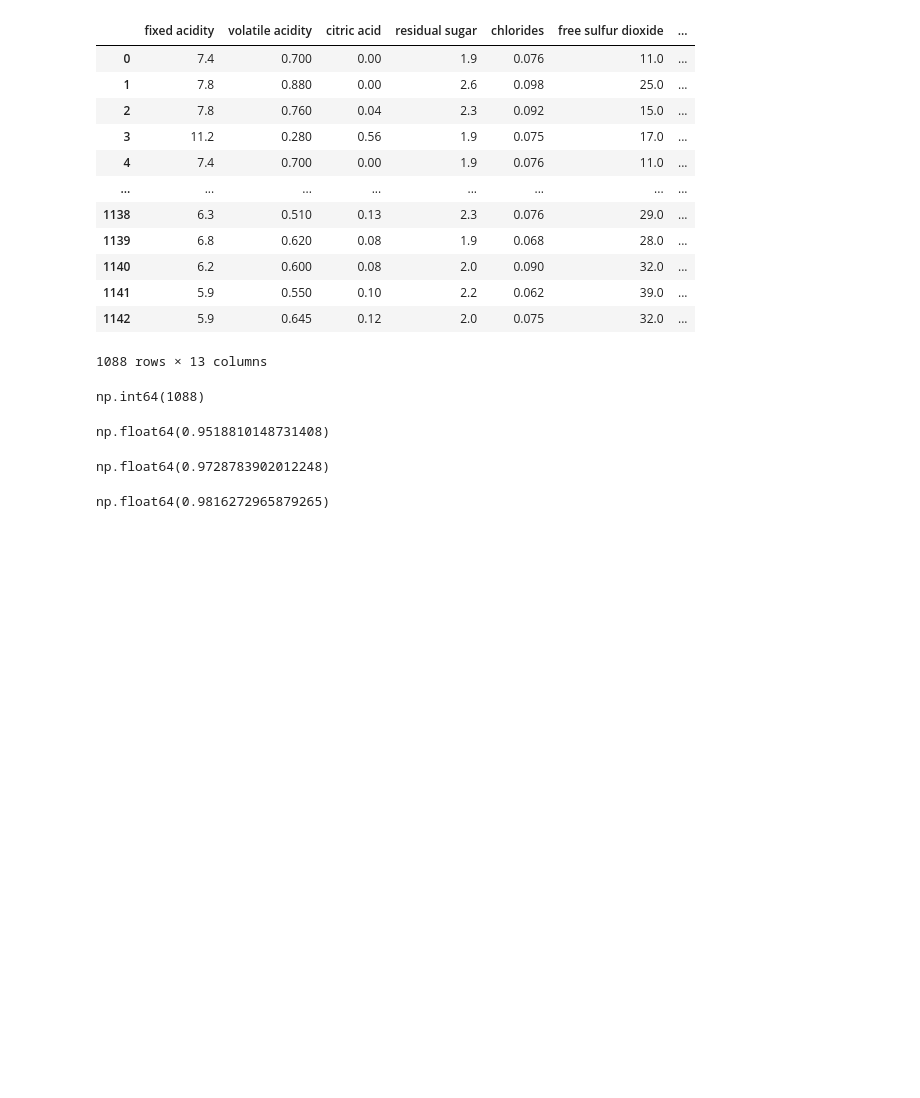
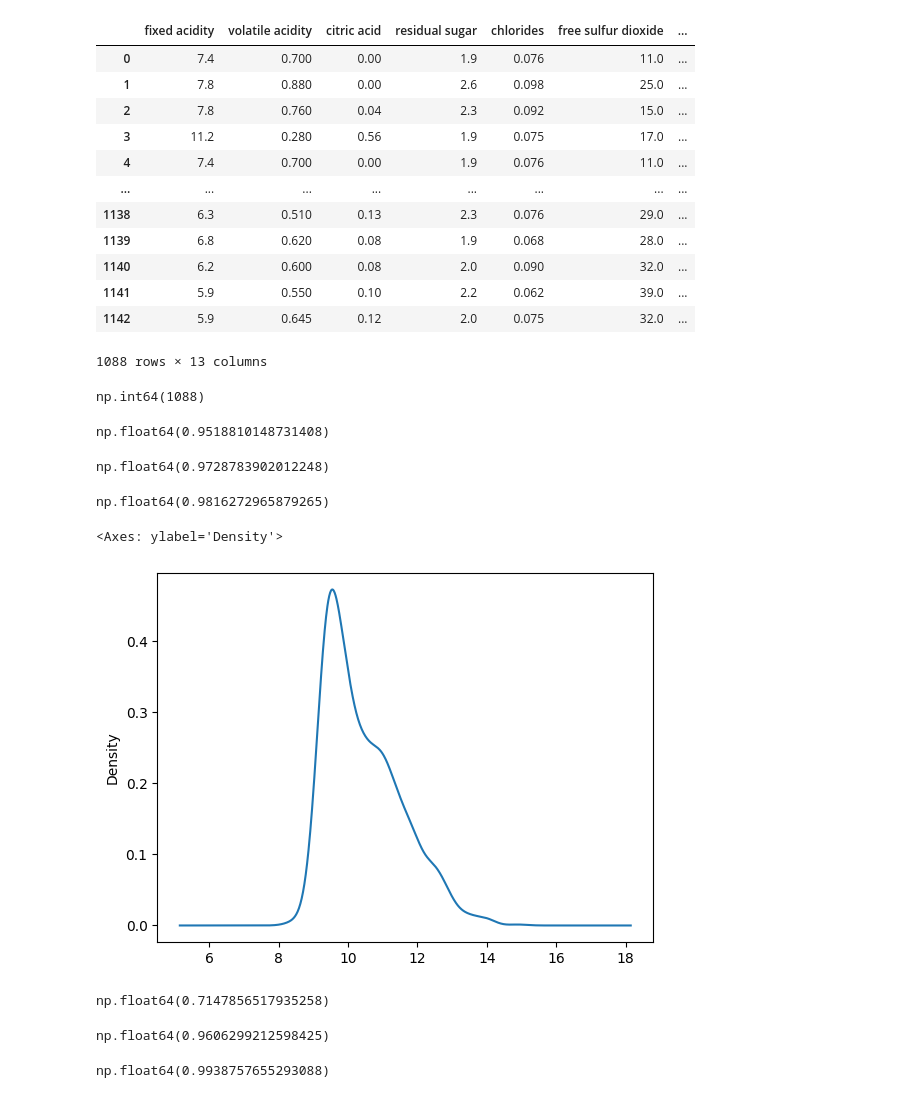
Before and after one commit to FarzanaAkhi/business-analysis-p1, a Jupyter notebook: notebooks/intermediary_Statistics.ipynb, the cells around one changed output. Saved outputs shown, nothing was run; the diff lists cells and outputs as text; code cells hidden in the pictures; blank space fills up the shorter version.

```diff
--- a/notebooks/intermediary_Statistics.ipynb
+++ b/notebooks/intermediary_Statistics.ipynb
@@ -117,2 +120,23 @@ data.loc[(data.chlorides <= data.chlorides.mean() + 3 * data.chlorides.std()) &
 # %% [output]
 np.float64(0.9816272965879265)
+# %%
+#Exercise
+data.alcohol.plot.density()
+# %% [output]
+<Axes: ylabel='Density'>
+[figure, added]
+# %%
+data.loc[(data.alcohol <= data.alcohol.mean() + 1 * data.alcohol.std()) &
+         (data.alcohol >= data.alcohol.mean() - 1 * data.alcohol.std())].alcohol.count()/data.alcohol.count()
+# %% [output]
+np.float64(0.7147856517935258)
+# %%
+data.loc[(data.alcohol <= data.alcohol.mean() + 2 * data.alcohol.std()) &
+         (data.alcohol >= data.alcohol.mean() - 2 * data.alcohol.std())].alcohol.count()/data.alcohol.count()
+# %% [output]
+np.float64(0.9606299212598425)
+# %%
+data.loc[(data.alcohol <= data.alcohol.mean() + 3 * data.alcohol.std()) &
+         (data.alcohol >= data.alcohol.mean() - 3 * data.alcohol.std())].alcohol.count()/data.alcohol.count()
+# %% [output]
+np.float64(0.9938757655293088)
```
Also changed, not shown: parts of 3 cells of this notebook.
